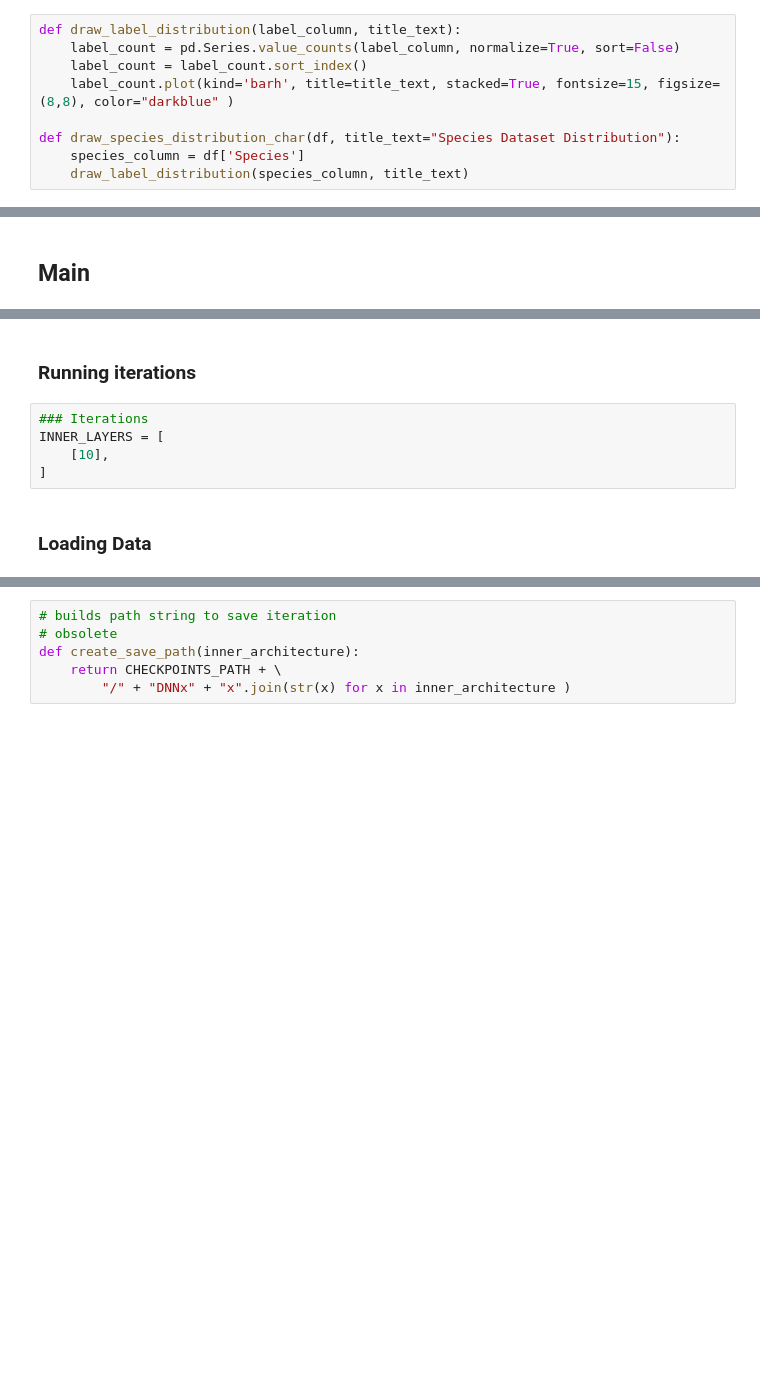
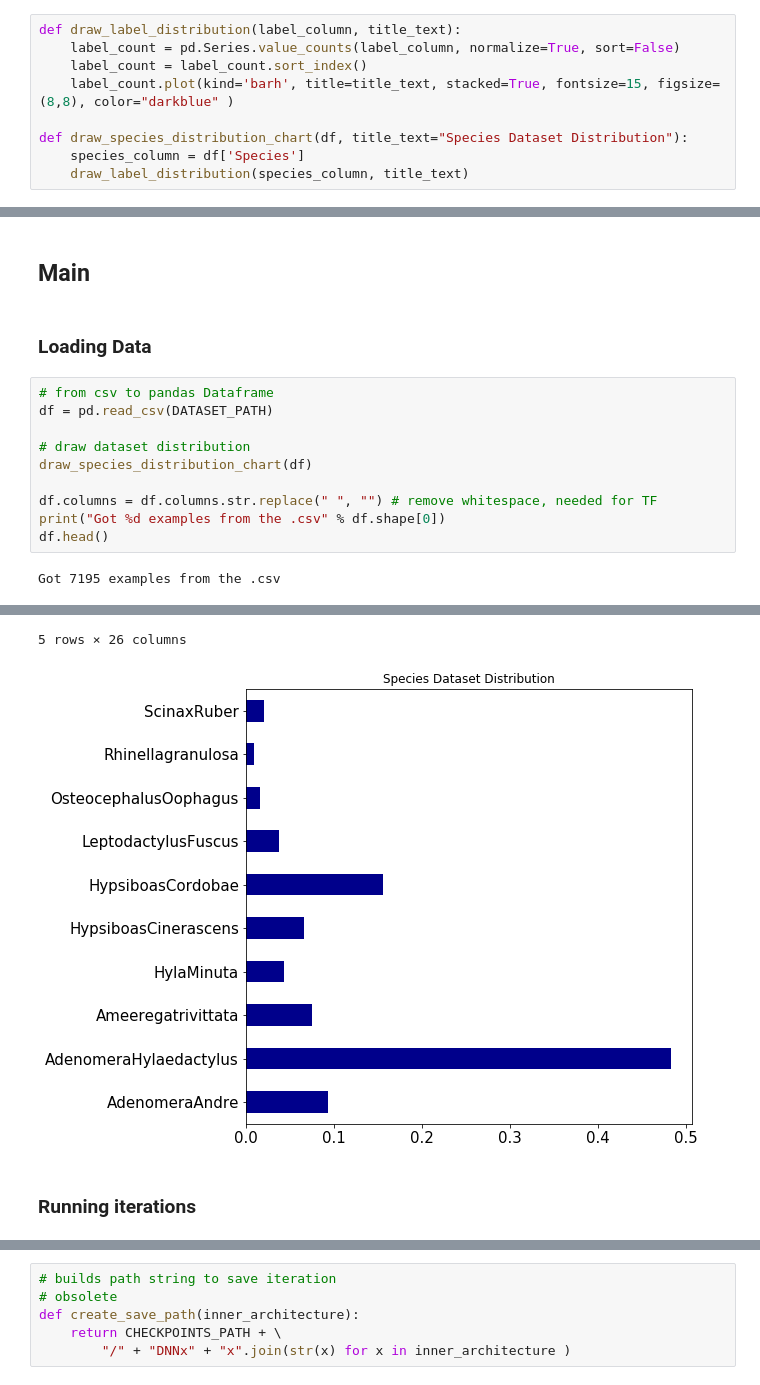
Before and after one commit to msramalho/feup-iart, a Jupyter notebook: Anuran Classification.ipynb, the cells around one changed output, grey strips where cells are left out. Saved outputs shown, nothing was run; the diff lists cells and outputs as text; blank space fills up the shorter version.

Commit message:
adds basic model iteration

```diff
--- a/Anuran Classification.ipynb
+++ b/Anuran Classification.ipynb
@@ -87,7 +104,7 @@ def draw_label_distribution(label_column, title_text):
     label_count = label_count.sort_index()
     label_count.plot(kind='barh', title=title_text, stacked=True, fontsize=15, figsize=(8,8), color="darkblue" )
 
-def draw_species_distribution_char(df, title_text="Species Dataset Distribution"):
+def draw_species_distribution_chart(df, title_text="Species Dataset Distribution"):
     species_column = df['Species']
     draw_label_distribution(species_column, title_text)
 # %% [markdown]
@@ -158,3 +175,17 @@ def evaluate_model(classifier, test_x, numeric_test_y):
     return eval_result
 # %% [markdown]
 ## Main
+# %% [markdown]
+### Loading Data
+# %%
+# from csv to pandas Dataframe
+df = pd.read_csv(DATASET_PATH)
+
+# draw dataset distribution
+draw_species_distribution_chart(df)
+
+df.columns = df.columns.str.replace(" ", "") # remove whitespace, needed for TF
+print("Got %d examples from the .csv" % df.shape[0])
+df.head()
+# %% [output]
+Got 7195 examples from the .csv
@@ -161,9 +198,4 @@ def evaluate_model(classifier, test_x, numeric_test_y):
+5 rows × 26 columns
+[figure, added]
 # %% [markdown]
 ### Running iterations
-# %%
-### Iterations
-INNER_LAYERS = [
-    [10],
-]
-# %% [markdown]
-### Loading Data
```
Also changed, not shown: parts of 12 cells of this notebook.
